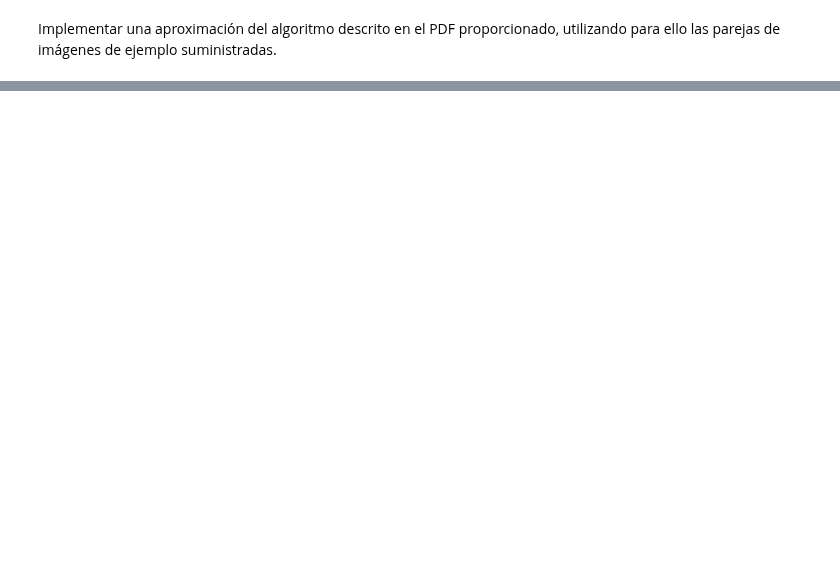
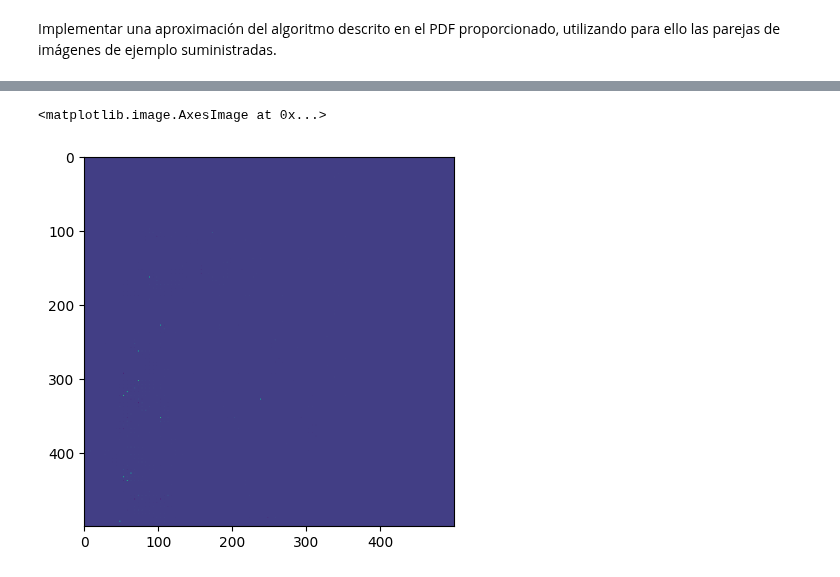
Before and after one commit to lunahernandez/PIAV, a Jupyter notebook: 08/algoritmo.ipynb, the cells around one changed output, grey strips where cells are left out. Cells and saved outputs as stored; diff of their text form; code cells hidden in the pictures; blank space fills up the shorter version.

```diff
--- a/08/algoritmo.ipynb
+++ b/08/algoritmo.ipynb
@@ -166,0 +40,30 @@ KeyboardInterrupt:
+# %%
+def compute_depth(img1, img2, baseline, f, doffs):
+    depth = new_image_like(img1)
+    height, width = img1.shape
+    _, width2 = img2.shape
+    for i in range(3, width-2, 5):
+        for j in range(3, height-2, 5):
+            f_ij = get_feature_descriptor(img1, i, j)
+            best_score = np.inf
+            best_i = np.nan
+            for i2 in range(3, width2-2):
+                f_i2j = get_feature_descriptor(img2, i2, j)
+                score = score_feature_match(f_ij, f_i2j)
+                if score < best_score:
+                    best_score = score
+                    best_i = i2
+            depth[j, i] = baseline * f / (i - best_i + doffs + EPSILON)
+    return depth
+
+f= 5299.313
+width=2988
+height=2008
+doffs=174.186
+baseline=177.288 #in mm
+EPSILON = 0.000001
+depth_img = compute_depth(img1, img2, baseline, f, doffs)
+plt.imshow(depth_img)
+# %% [output]
+<matplotlib.image.AxesImage at 0x...>
+[figure, added]
```
Also changed, not shown: parts of 8 cells of this notebook.
